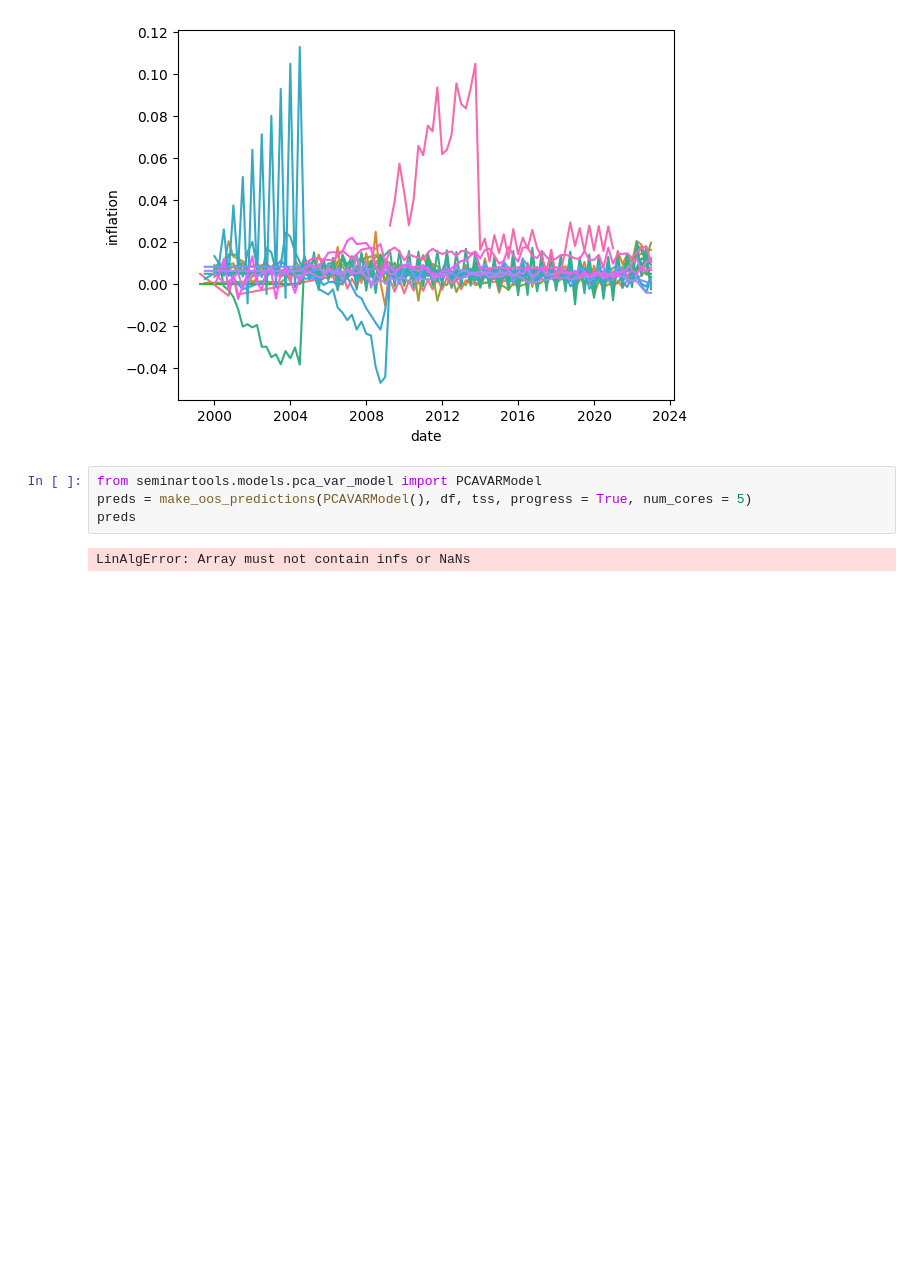
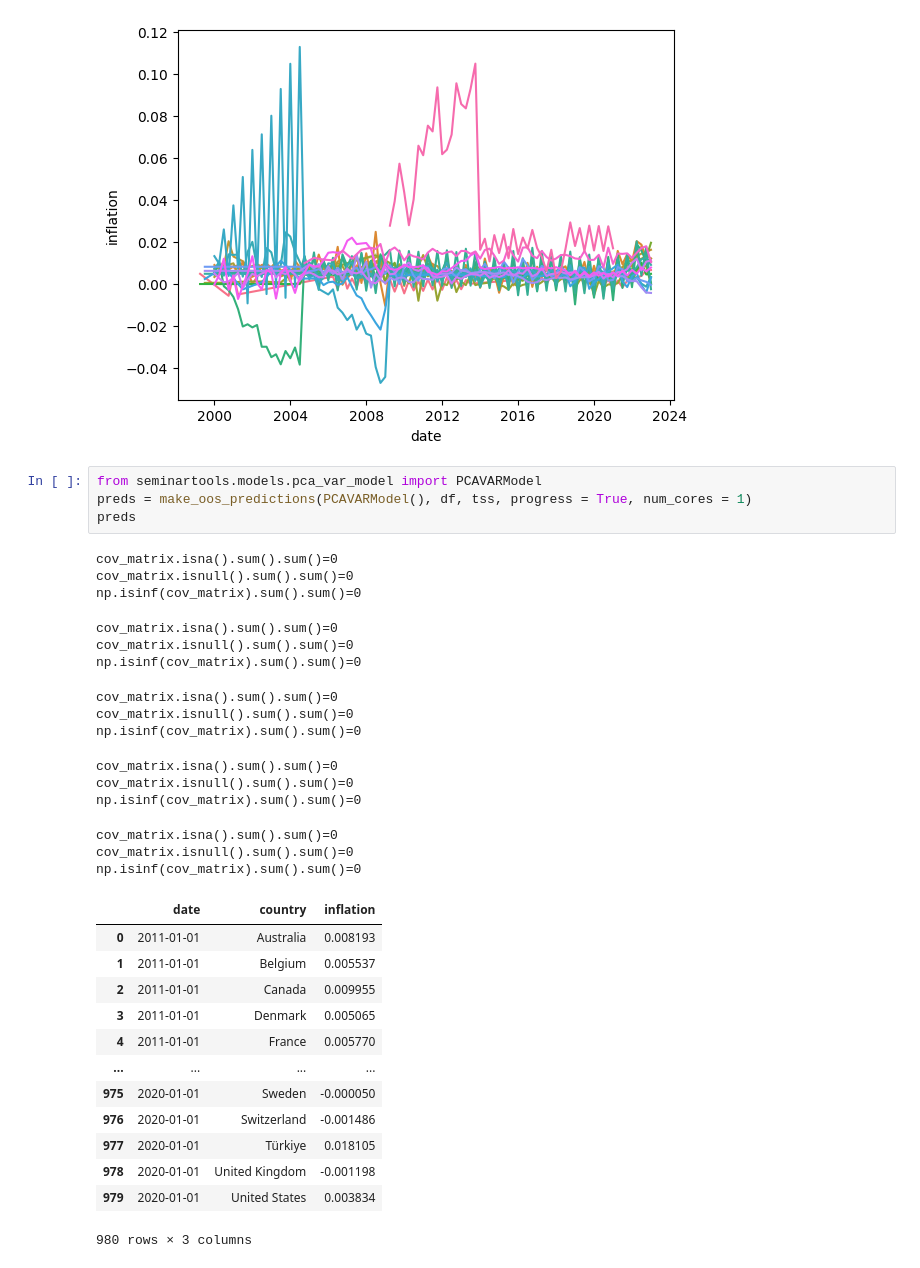
Before and after one commit to mvanaltvorst/seminar, a Jupyter notebook: notebooks/pointwise_eval/model_eval.ipynb, the cells around one changed output. Drawn from its saved outputs; the diff is of its cells as text; blank space fills up the shorter version.

```diff
--- a/notebooks/pointwise_eval/model_eval.ipynb
+++ b/notebooks/pointwise_eval/model_eval.ipynb
@@ -222,10 +222,37 @@ plt.legend().remove()
 [figure]
 # %%
 from seminartools.models.pca_var_model import PCAVARModel
-preds = make_oos_predictions(PCAVARModel(), df, tss, progress = True, num_cores = 5)
+preds = make_oos_predictions(PCAVARModel(), df, tss, progress = True, num_cores = 1)
 preds
 # %% [output]
-LinAlgError: Array must not contain infs or NaNs
+cov_matrix.isna().sum().sum()=0
+cov_matrix.isnull().sum().sum()=0
+np.isinf(cov_matrix).sum().sum()=0
+cov_matrix.isna().sum().sum()=0
+cov_matrix.isnull().sum().sum()=0
+np.isinf(cov_matrix).sum().sum()=0
+cov_matrix.isna().sum().sum()=0
+cov_matrix.isnull().sum().sum()=0
+np.isinf(cov_matrix).sum().sum()=0
+cov_matrix.isna().sum().sum()=0
+cov_matrix.isnull().sum().sum()=0
+np.isinf(cov_matrix).sum().sum()=0
+cov_matrix.isna().sum().sum()=0
+cov_matrix.isnull().sum().sum()=0
+np.isinf(cov_matrix).sum().sum()=0
+|  | date | country | inflation |
+| 0 | 2011-01-01 | Australia | 0.008193 |
+| 1 | 2011-01-01 | Belgium | 0.005537 |
+| 2 | 2011-01-01 | Canada | 0.009955 |
+| 3 | 2011-01-01 | Denmark | 0.005065 |
+| 4 | 2011-01-01 | France | 0.005770 |
+| ... | ... | ... | ... |
+| 975 | 2020-01-01 | Sweden | -0.000050 |
+| 976 | 2020-01-01 | Switzerland | -0.001486 |
+| 977 | 2020-01-01 | Türkiye | 0.018105 |
+| 978 | 2020-01-01 | United Kingdom | -0.001198 |
+| 979 | 2020-01-01 | United States | 0.003834 |
+980 rows × 3 columns
 # %%
 sns.lineplot(
     data = preds,
```
Also changed, not shown: parts of 1 cell of this notebook, 2 other files.
